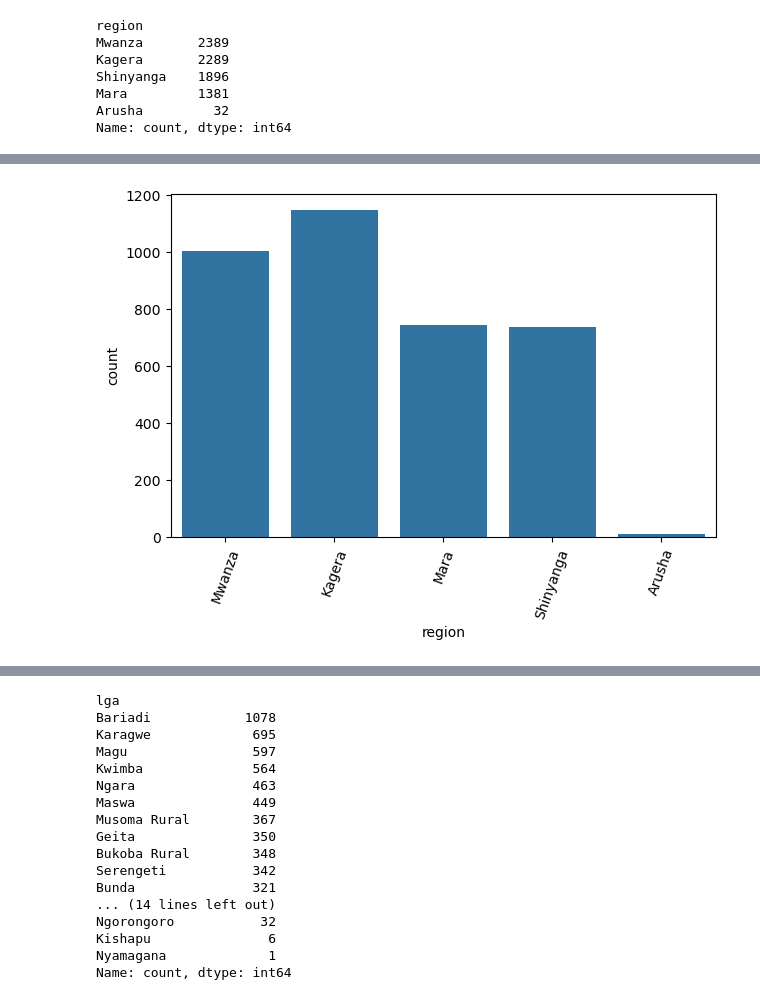
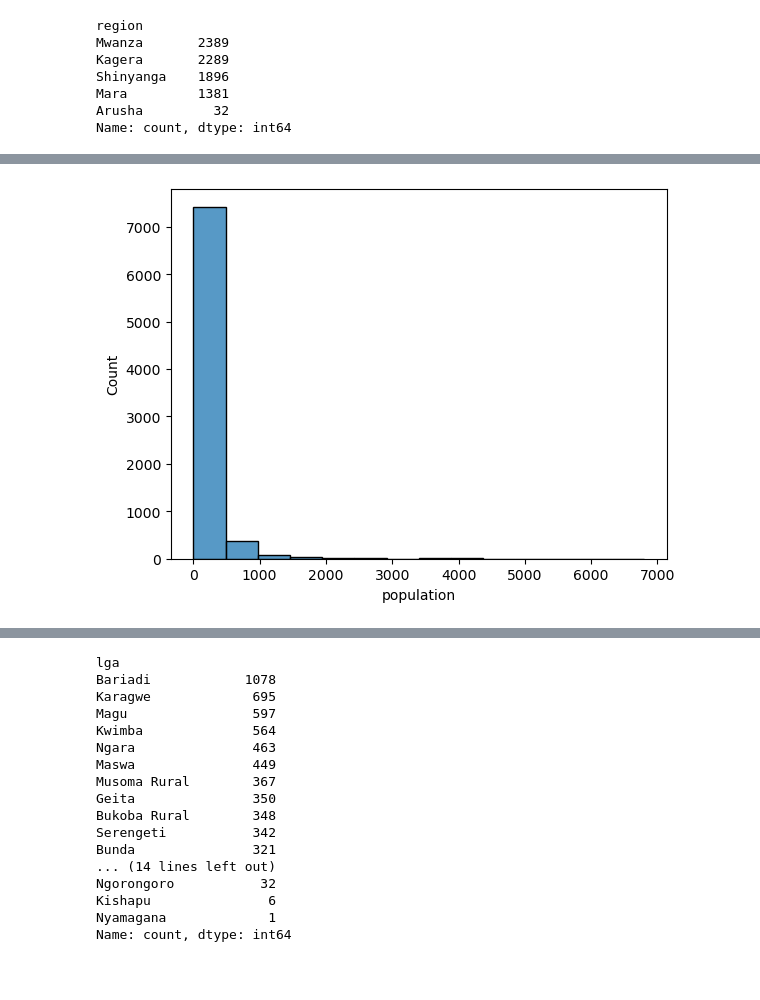
Before and after one commit to pecham1911/Tanzania_Wells, a Jupyter notebook: alli.ipynb, the cells around one changed output, grey strips where cells are left out. Drawn from its saved outputs; the diff is of its cells as text; code cells hidden in the pictures; blank space fills up the shorter version.

```diff
--- a/alli.ipynb
+++ b/alli.ipynb
@@ -277,8 +287,5 @@ plt.tight_layout();
-# %%
-nonfunc = fdf[fdf['target'] == 'non functional']
-sns.countplot(data=nonfunc, x='region')
-
-plt.xticks(rotation=70)
-plt.tight_layout();
-# %% [output]
-[figure, removed]
+# %%
+# histgram of population - most wells are located in areas with populations on 0
+sns.histplot(fdf, x='population');
+# %% [output]
+[figure, added]
```
Also changed, not shown: parts of 48 cells of this notebook, 1 other file.
